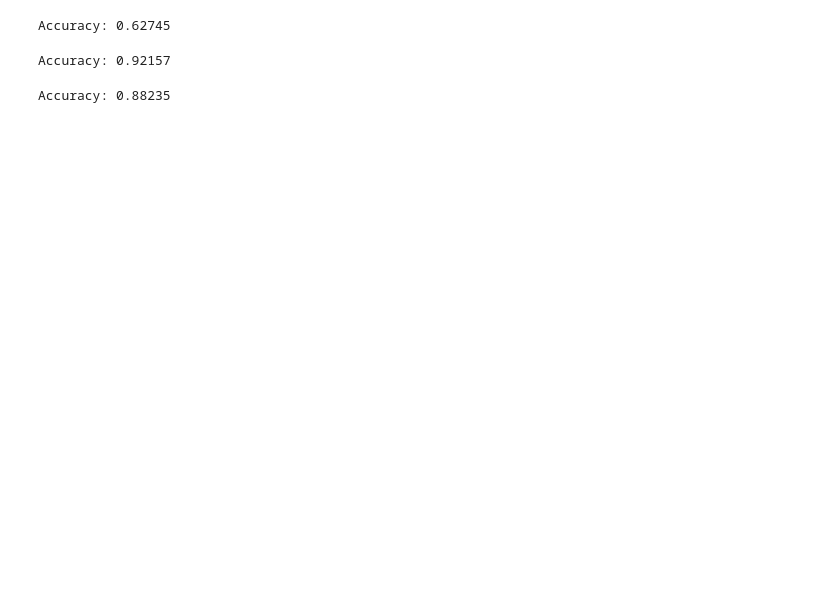
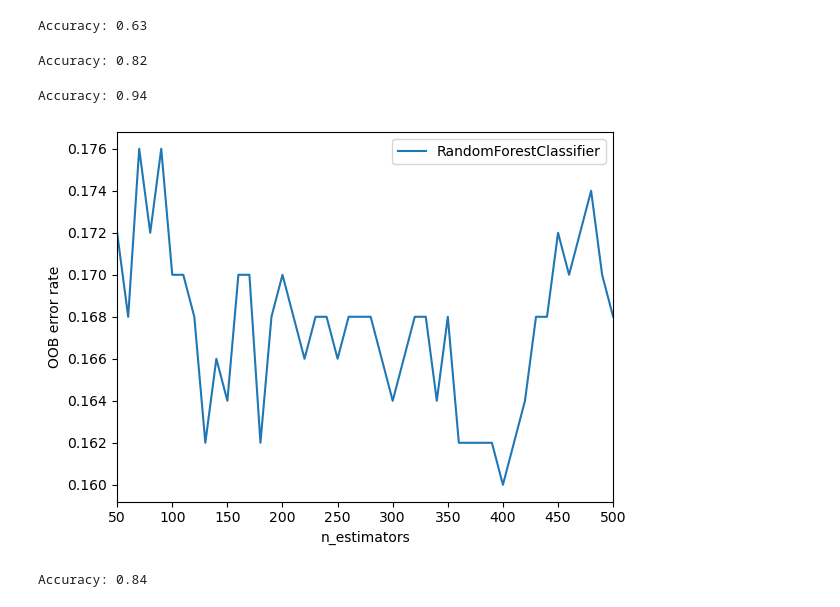
Before and after one commit to riccardo-borgo/Sentiment-Analysis-Amazon, a Jupyter notebook: models.ipynb, the cells around one changed output. Cells and saved outputs as stored; diff of their text form; code cells hidden in the pictures; blank space fills up the shorter version.

Commit message:
added OOB error rate for rf

```diff
--- a/models.ipynb
+++ b/models.ipynb
@@ -19,3 +19,5 @@ ModuleNotFoundError: No module named 'sentiment_analysis'
+# %%
+sparse_matrix = pd.read_csv('matrix.csv')
 # %%
 X = sparse_matrix.iloc[:,0:-2]
 Y = sparse_matrix.iloc[:, -1]
@@ -33,10 +35,23 @@ y_pred = nb.predict(X_test)
 accuracy_nb = accuracy_score(Y_test, y_pred)
 print("Accuracy:", round(accuracy_nb, 5))
 # %% [output]
-Accuracy: 0.62745
+Accuracy: 0.63
+# %%
+fb = MultinomialNB()
+
+fb.fit(X_train, Y_train)
+
+# Step 5: Make predictions on the test set
+y_pred = fb.predict(X_test)
+
+# Step 6: Evaluate the performance of the classifier
+accuracy_fb = accuracy_score(Y_test, y_pred)
+print("Accuracy:", accuracy_fb)
+# %% [output]
+Accuracy: 0.82
 # %%
 # Decision Tree
-dt = DecisionTreeClassifier()
+dt = DecisionTreeClassifier(criterion='entropy', random_state=42, splitter='best')
 
 # Train the classifier
 dt.fit(X_train, Y_train)
@@ -48,10 +63,40 @@ y_pred = dt.predict(X_test)
 accuracy_dt = accuracy_score(Y_test, y_pred)
 print("Accuracy:", round(accuracy_dt, 5))
 # %% [output]
-Accuracy: 0.92157
+Accuracy: 0.94
+# %%
+ensemble_clfs = [
+    ("RandomForestClassifier", RandomForestClassifier(warm_start=True, oob_score=True, random_state=42))
+]
+
+error_rate = OrderedDict((label, []) for label, _ in ensemble_clfs)
+
+
+min_estimators = 50
+max_estimators = 500
+
+for label, clf in ensemble_clfs:
+    for i in range(min_estimators, max_estimators + 1, 10):
+        clf.set_params(n_estimators=i)
+        clf.fit(X, Y)
+        oob_error = 1 - clf.oob_score_
+        error_rate[label].append((i, oob_error))
+
+
+for label, clf_err in error_rate.items():
+    xs, ys = zip(*clf_err)
+    plt.plot(xs, ys, label=label)
+
+plt.xlim(min_estimators, max_estimators)
+plt.xlabel("n_estimators")
+plt.ylabel("OOB error rate")
+plt.legend(loc="upper right")
+plt.show()
+# %% [output]
+[figure, added]
 # %%
 # Random Forest
-rf = RandomForestClassifier()
+rf = RandomForestClassifier(n_estimators=400, criterion='entropy', warm_start=True, random_state=42)
 
 # Train the classifier
 rf.fit(X_train, Y_train)
@@ -63,7 +108,7 @@ y_pred = rf.predict(X_test)
 accuracy_rf = accuracy_score(Y_test, y_pred)
 print("Accuracy:", round(accuracy_rf, 5))
 # %% [output]
-Accuracy: 0.88235
+Accuracy: 0.84
 # %%
 # Create a KNN classifier
 k = 10  # number of neighbors
```
Also changed, not shown: parts of 5 cells of this notebook, 6 other files.
